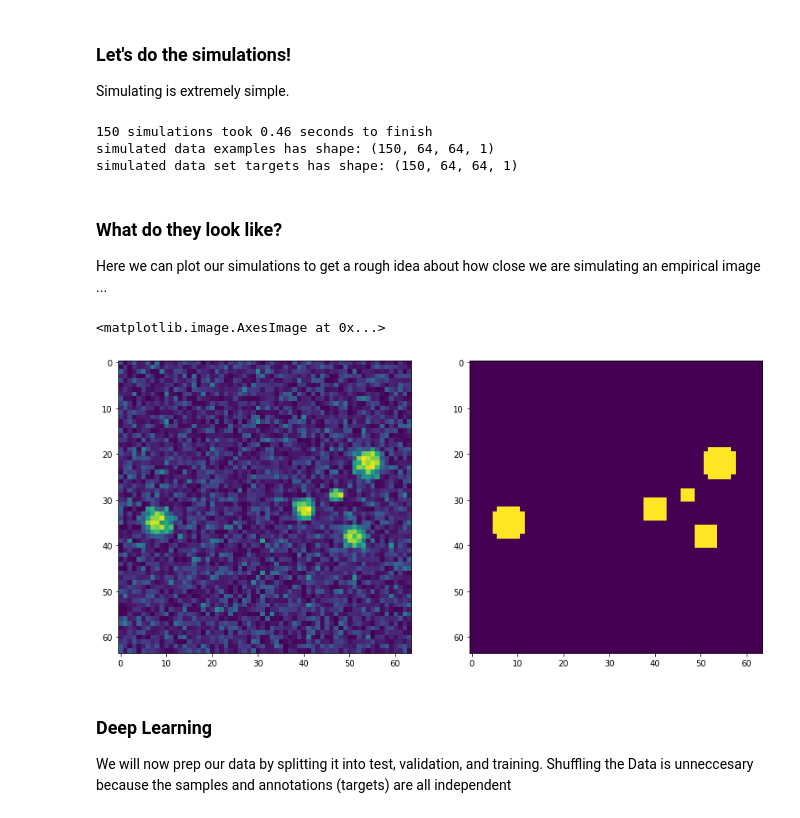
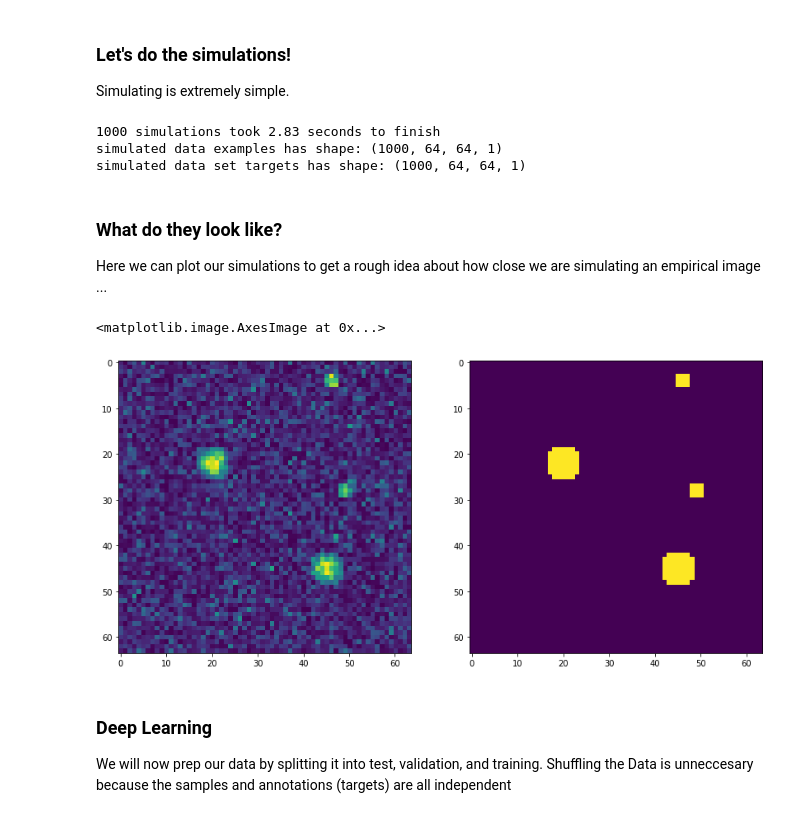
Before and after one commit to jgallowa07/Spot-Detection, a Jupyter notebook: Notebooks/train_spot.ipynb, the cells around one changed output. Cells and saved outputs as stored; diff of their text form; code cells hidden in the pictures.

```diff
--- a/Notebooks/train_spot.ipynb
+++ b/Notebooks/train_spot.ipynb
@@ -56,7 +56,7 @@ EXP_DIR = "../scripts/L1-D02-z_490_448_64"
 The real trick to using simulation for training a neural network is to choose parameters which reflect your data. Here, we allow you to choose the size of your simulated image, the distribution of number of dots per image, the distribution of radii for all dots, and noise. All parameters are described in more detail above.
 # %%
 # Choose Some parameters
-params = {"num_samples":150,
+params = {"num_samples":1000,
             "width":64,
             "height":64,
             "num_dots_n": 5,
@@ -93,21 +93,21 @@ print(f"{num_sims} simulations took {round(finish_sim - start_sim,2)} seconds to
 print(f"simulated data examples has shape: {x.shape}")
 print(f"simulated data set targets has shape: {y.shape}")
 # %% [output]
-150 simulations took 0.46 seconds to finish
-simulated data examples has shape: (150, 64, 64, 1)
-simulated data set targets has shape: (150, 64, 64, 1)
+1000 simulations took 2.83 seconds to finish
+simulated data examples has shape: (1000, 64, 64, 1)
+simulated data set targets has shape: (1000, 64, 64, 1)
 # %% [markdown]
 ### What do they look like?
 
 Here we can plot our simulations to get a rough idea about how close we are simulating an empirical image ...
 # %%
-IMAGE_INDEX = 4
+IMAGE_INDEX = 10
 fig, ax = plt.subplots(1,2,figsize=(14, 11))
 ax[0].imshow(np.squeeze(x[IMAGE_INDEX]))
 ax[1].imshow(np.squeeze(y[IMAGE_INDEX]))
 # %% [output]
 <matplotlib.image.AxesImage at 0x...>
-[figure, old version]
+[figure, new version]
 # %% [markdown]
 ### Deep Learning
 
```
Also changed, not shown: parts of 7 cells of this notebook.
